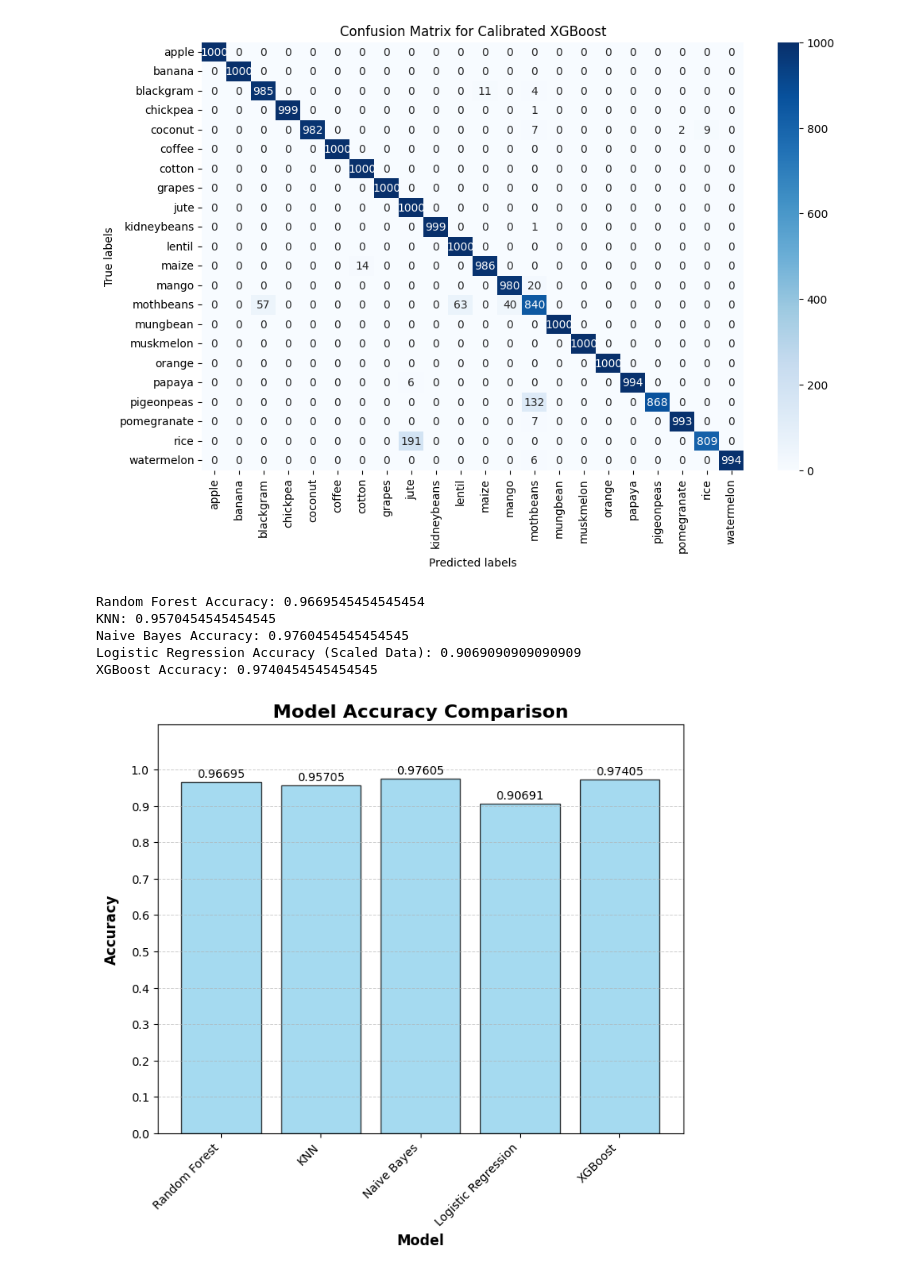
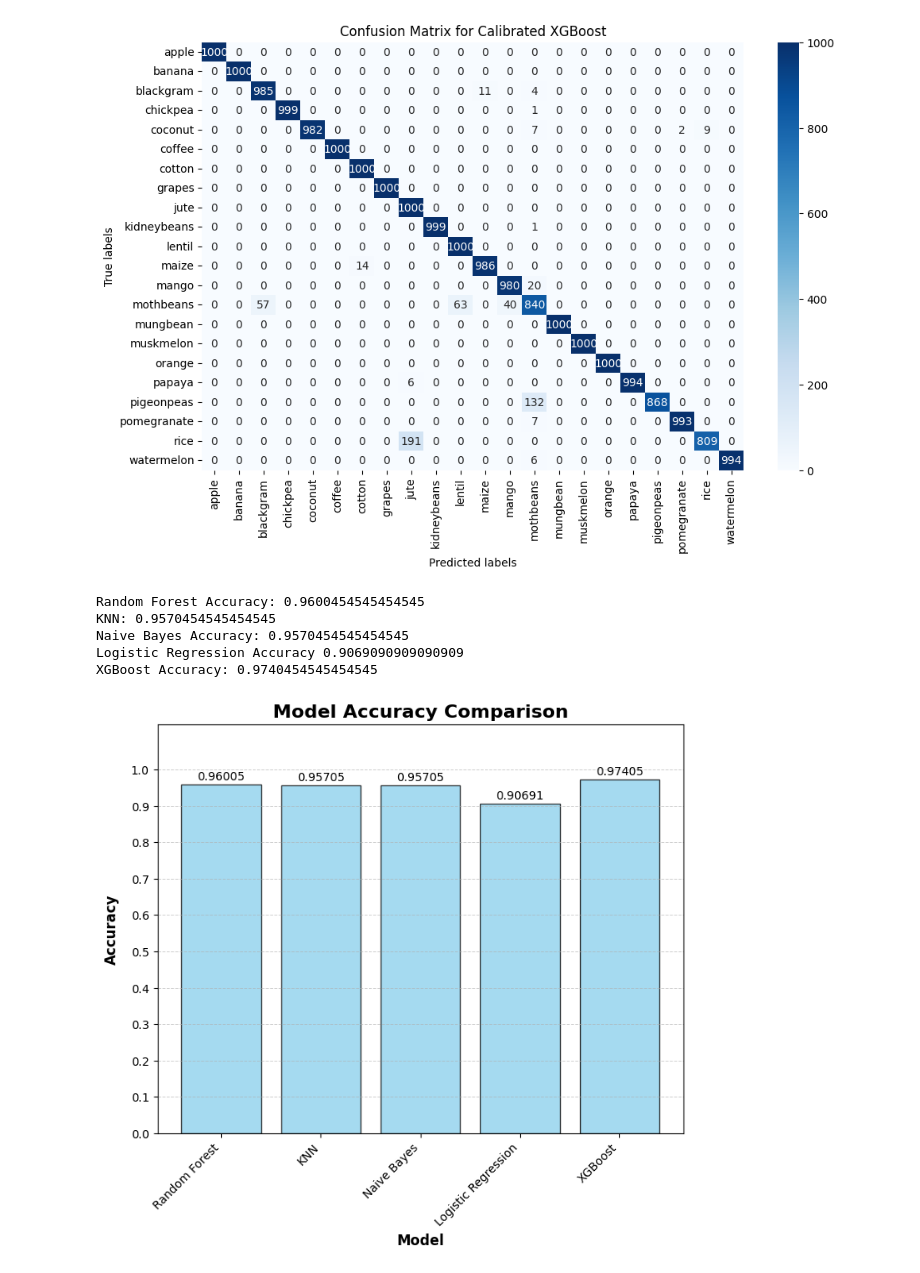
Before and after one commit to qasmendoza/crop-recommendation, a Jupyter notebook: Crops.ipynb, the cells around one changed output. Drawn from its saved outputs; the diff is of its cells as text; code cells hidden in the pictures.

```diff
--- a/Crops.ipynb
+++ b/Crops.ipynb
@@ -263,12 +325,20 @@ accuracy_score_nb_val = accuracy_score(y_val, y_pred_nb_val)
 
 # Predict for the test set using the calibrated model
 y_pred_nb = calibrated_nb.predict(X_test)
-accuracy_score_nb = accuracy_score(y_test, y_pred_nb)
+accuracy_nb = accuracy_score(y_test, y_pred_knn)
 print("Naive Bayes Validation accuracy:", accuracy_score_nb_val)
-print("Naive Bayes Test accuracy:", accuracy_score_nb)
+print("Naive Bayes Test accuracy:", accuracy_nb)
 print("Naive Bayes Test Classification Report:")
 print(classification_report(y_test, y_pred_nb))
 
+# Compute metrics for model_metrics dictionary
+precision_nb, recall_nb, f1_nb, _ = precision_recall_fscore_support(y_test, y_pred_nb, average='weighted')
+model_metrics_nb = {
+    "Accuracy": f"{accuracy_nb * 100:.2f}%",
+    "Precision": f"{precision_nb * 100:.2f}%",
+    "Recall": f"{recall_nb * 100:.2f}%",
+    "F1 Score": f"{f1_nb * 100:.2f}%"
+}
 # Compute the confusion matrix for the test set
 conf_mat_nb = confusion_matrix(y_test, y_pred_nb)
 
@@ -331,12 +401,21 @@ print("Logistic Regression Validation accuracy:", accuracy_score_lr_val)
 
 # Predict on the test set using calibrated classifier
 y_pred_lr = calibrated_clf.predict(X_test_scaled)
-accuracy_score_lr = accuracy_score(y_test, y_pred_lr)
+accuracy_lr = accuracy_score(y_test, y_pred_lr)
 
 # Print the Logistic Regression Classification Report for the test set
-print("Logistic Regression Test accuracy:", accuracy_score_lr)
+print("Logistic Regression Test accuracy:", accuracy_lr)
 print("Logistic Regression Test Classification Report:")
 print(classification_report(y_test, y_pred_lr))
+
+# Compute metrics for model_metrics dictionary
+precision_lr, recall_lr, f1_lr, _ = precision_recall_fscore_support(y_test, y_pred_lr, average='weighted')
+model_metrics_lr = {
+    "Accuracy": f"{accuracy_lr * 100:.2f}%",
+    "Precision": f"{precision_lr * 100:.2f}%",
+    "Recall": f"{recall_lr * 100:.2f}%",
+    "F1 Score": f"{f1_lr * 100:.2f}%"
+}
 
 # Compute the confusion matrix for the test set
 conf_mat_lr = confusion_matrix(y_test, y_pred_lr)
@@ -414,13 +493,22 @@ print("Calibrated XGBoost Validation accuracy:", accuracy_score_xgb_val)
 y_pred_xgb = le.inverse_transform(calibrated_xgb.predict(X_test))
 
 # Use the decoded predicted labels for calculating accuracy and plotting confusion matrix
-accuracy_score_xgb = accuracy_score(y_test, y_pred_xgb)
-print("XGBoost Test accuracy:", accuracy_score_xgb)
+accuracy_xgb = accuracy_score(y_test, y_pred_xgb)
+print("XGBoost Test accuracy:", accuracy_xgb)
 print("XGBoost Test Classification Report:")
 print(classification_report(y_test, y_pred_xgb))
 
 # Extract unique class labels from y_train
 class_labels = np.unique(y_train)
+
+# Compute metrics for model_metrics dictionary
+precision_xgb, recall_xgb, f1_xgb, _ = precision_recall_fscore_support(y_test, y_pred_xgb, average='weighted')
+model_metrics_xgb = {
+    "Accuracy": f"{accuracy_xgb * 100:.2f}%",
+    "Precision": f"{precision_xgb * 100:.2f}%",
+    "Recall": f"{recall_xgb * 100:.2f}%",
+    "F1 Score": f"{f1_xgb * 100:.2f}%"
+}
 
 # Compute the confusion matrix
 conf_mat_xgb = confusion_matrix(y_test, y_pred_xgb)
@@ -453,49 +541,49 @@ weighted avg       0.98      0.97      0.97     22000
 [figure]
 # %%
 # Accuracy Results
-print("Random Forest Accuracy:", accuracy_score_rf)
-print("KNN:", accuracy_score_knn)
-print("Naive Bayes Accuracy:", accuracy_score_nb)
-print("Logistic Regression Accuracy (Scaled Data):", accuracy_score_lr)
-print("XGBoost Accuracy:", accuracy_score_xgb)
+print("Random Forest Accuracy:", accuracy_rf)
+print("KNN:", accuracy_knn)
+print("Naive Bayes Accuracy:", accuracy_nb)
+print("Logistic Regression Accuracy", accuracy_lr)
+print("XGBoost Accuracy:", accuracy_xgb)
 # %% [output]
-Random Forest Accuracy: 0.9669545454545454
+Random Forest Accuracy: 0.9600454545454545
 KNN: 0.9570454545454545
-Naive Bayes Accuracy: 0.9760454545454545
-Logistic Regression Accuracy (Scaled Data): 0.9069090909090909
+Naive Bayes Accuracy: 0.9570454545454545
+Logistic Regression Accuracy 0.9069090909090909
 XGBoost Accuracy: 0.9740454545454545
 # %%
-model_names = ['Random Forest', 'KNN', 'Naive Bayes', 'Logistic Regression', 'XGBoost'] # Add 'SVM'
-accuracies = [accuracy_score_rf, accuracy_score_knn, accuracy_score_nb, accuracy_score_lr, accuracy_score_xgb] # Add ccuracy_score_svm
+model_names = ['Random Forest', 'KNN', 'Naive Bayes', 'Logistic Regression', 'XGBoost']
+accuracies = [accuracy_rf, accuracy_knn, accuracy_nb, accuracy_lr, accuracy_xgb]
 
 # Plotting
 fig, ax = plt.subplots(figsize=(9, 7))
 
 # Using consistent colors with a slight alpha transparency and edge color
 bars = ax.bar(model_names, accuracies, color='skyblue', alpha=0.75, edgecolor='black')
 
 # Adding data labels with 4 decimal places
 for bar in bars:
     yval = bar.get_height()
     ax.text(bar.get_x() + bar.get_width()/2, yval + 0.005, "{:.5f}".format(yval), ha='center', va='bottom', fontsize=10)
 
 ax.set_ylabel('Accuracy', fontsize=12, fontweight='bold', labelpad=10)  # labelpad adds some padding to the ylabel
 ax.set_xlabel('Model', fontsize=12, fontweight='bold')
 ax.set_title('Model Accuracy Comparison', fontsize=16, fontweight='bold')
 ax.set_ylim(0, 1.125)  # Added a bit more space at the top for the data labels
 ax.set_yticks([i/10 for i in range(11)])
 ax.set_yticklabels([i/10 for i in range(11)], fontsize=10)
 ax.set_xticks(range(len(model_names)))
 
 # Adjusting font size of the classifier names
 ax.set_xticklabels(model_names, rotation=45, ha='right', fontsize=10)  # Reduced font size to 10
 
 ax.grid(axis='y', linestyle='--', linewidth=0.7, alpha=0.6)  # Adding horizontal grid lines
 
 # Adjust the position of the axes to create margins inside the chart
 ax.set_position([0.5, 0.5, 0.7, 0.7])  # left, bottom, width, height
 
 
 plt.show()
 # %% [output]
-[figure, old version]
+[figure, new version]
```
Also changed, not shown: parts of 20 cells of this notebook.
